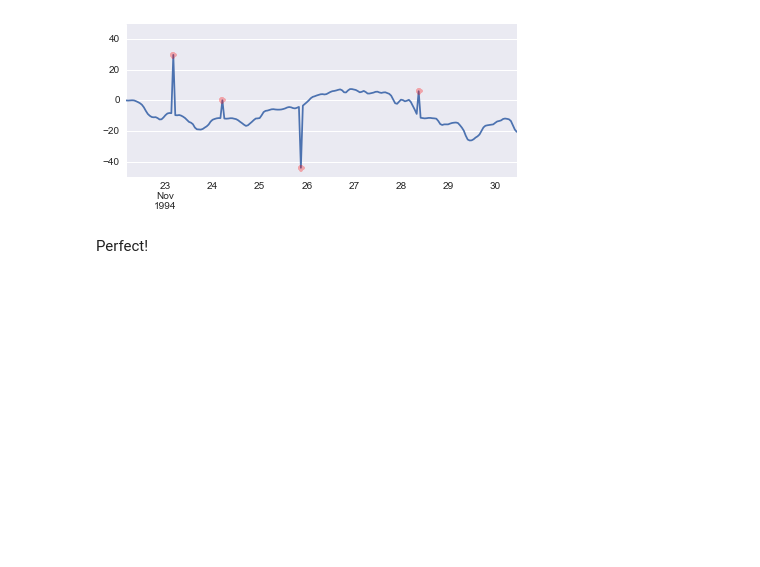
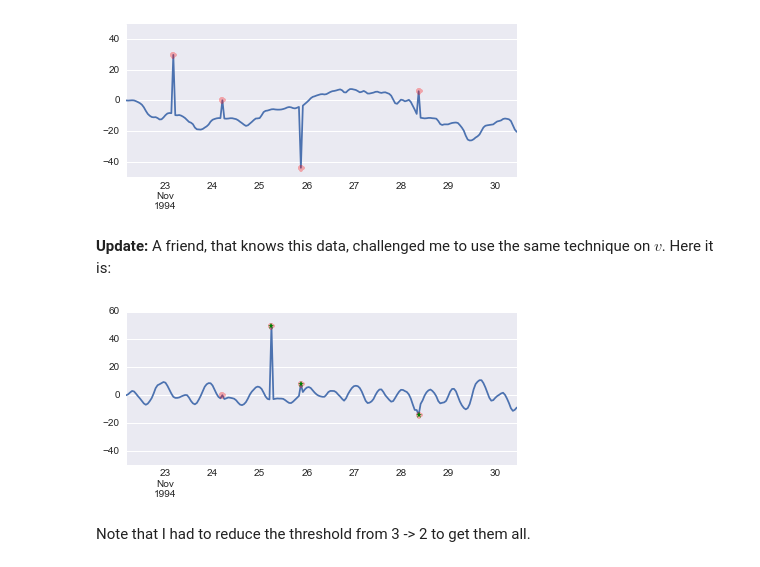
Before and after one commit to ocefpaf/python4oceanographers, a Jupyter notebook: content/downloads/notebooks/2015-03-16-outlier_detection.ipynb, the cells around one changed output. Cells and saved outputs as stored; diff of their text form; code cells hidden in the pictures; blank space fills up the shorter version.

```diff
--- a/content/downloads/notebooks/2015-03-16-outlier_detection.ipynb
+++ b/content/downloads/notebooks/2015-03-16-outlier_detection.ipynb
@@ -174,8 +174,26 @@ df['u'][outlier_idx].plot(**kw)
 _ = ax.set_ylim(-50, 50)
 # %% [output]
 [figure]
-# %% [markdown]
-Perfect!
+# %% [markdown]
+**Update:** A friend, that knows this data, challenged me to use the same
+technique on $v$.  Here it is:
+# %%
+df['pandas'] = rolling_median(df['v'], window=3, center=True).fillna(method='bfill').fillna(method='ffill')
+
+difference = np.abs(df['v'] - df['pandas'])
+outlier_2 = difference > 2
+outlier_3 = difference > 3
+
+fig, ax = plt.subplots(figsize=figsize)
+df['v'].plot()
+df['v'][outlier_2].plot(**kw)
+kw.update(color='g', marker='*', alpha=1)
+df['v'][outlier_3].plot(**kw)
+_ = ax.set_ylim(-50, 60)
+# %% [output]
+[figure, added]
+# %% [markdown]
+Note that I had to reduce the threshold from 3 -> 2 to get them all.
 # %%
 HTML(html)
 # %% [output]
```
